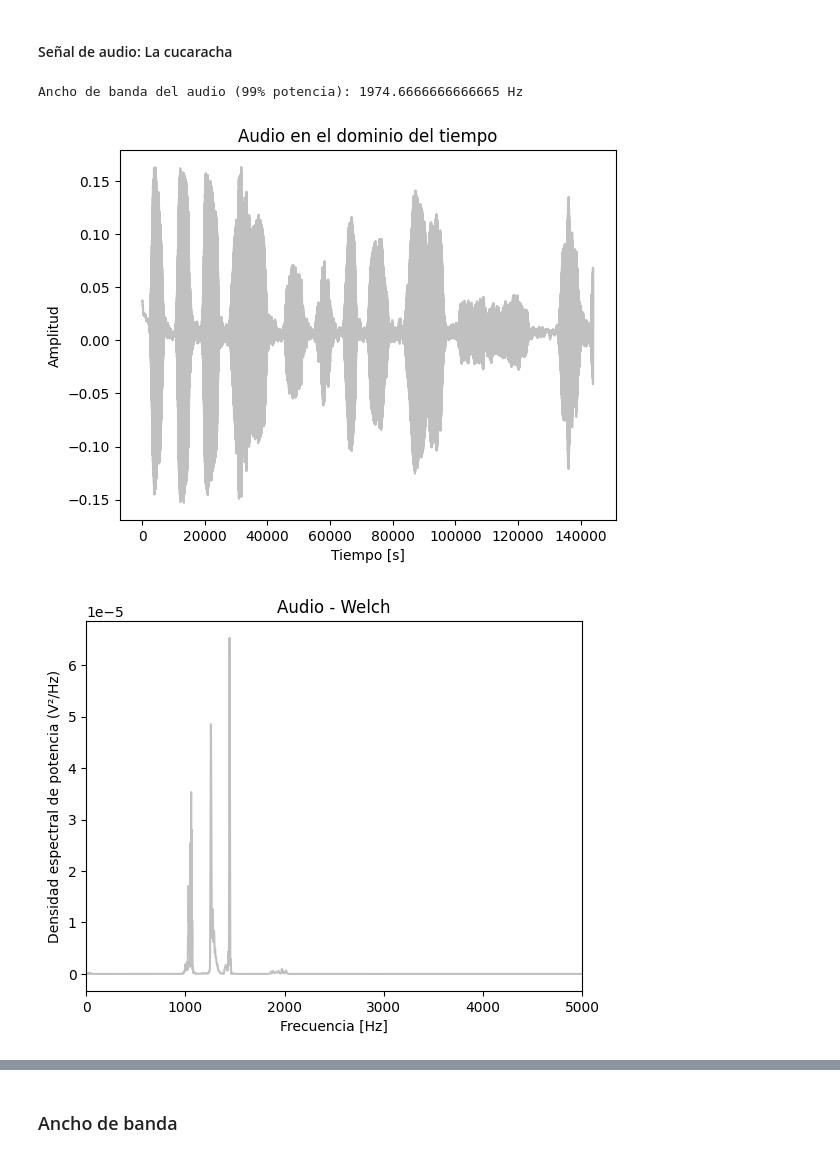
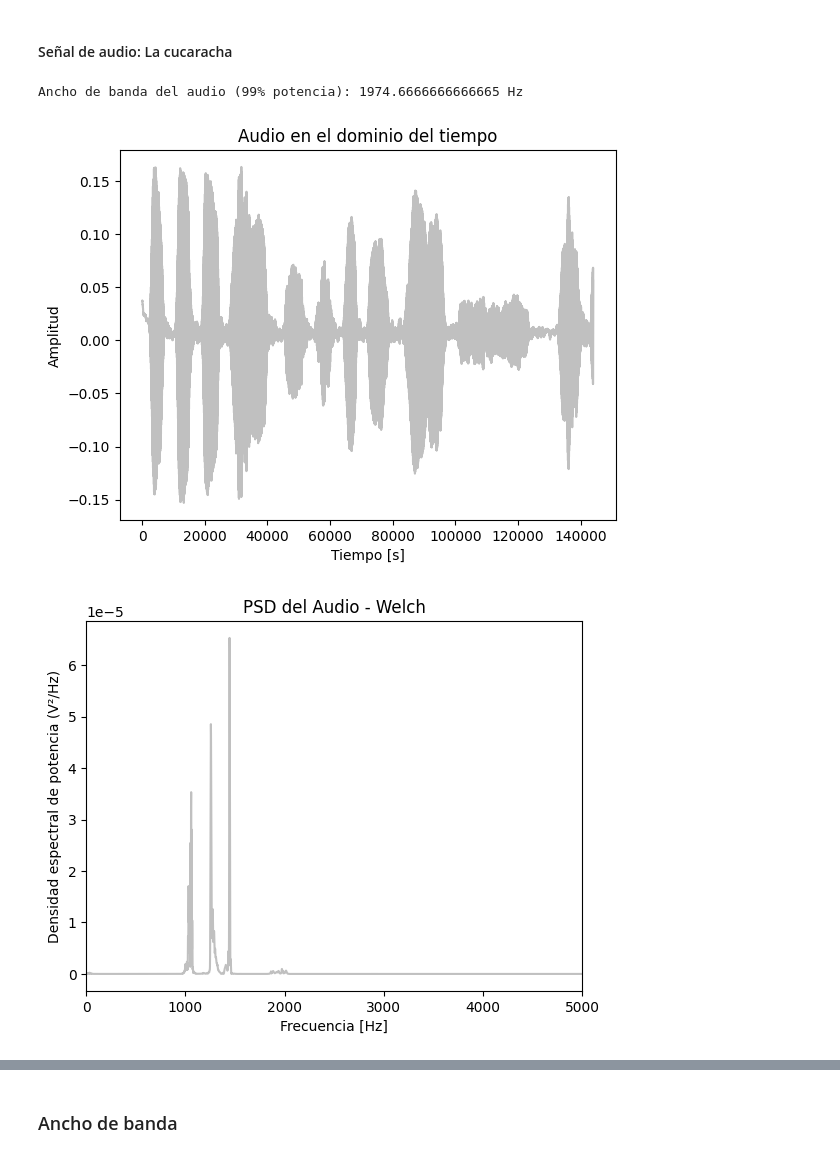
Before and after one commit to flalvarez/PDS, a Jupyter notebook: Cuadernos/TS4_EstimacionEspectral.ipynb, the cells around one changed output, grey strips where cells are left out. Drawn from its saved outputs; the diff is of its cells as text; code cells hidden in the pictures.

```diff
--- a/Cuadernos/TS4_EstimacionEspectral.ipynb
+++ b/Cuadernos/TS4_EstimacionEspectral.ipynb
@@ -176,32 +176,32 @@ Ancho de banda del PPG con ruido (99% potencia): 4.149194438313837 Hz
 # %%
 fs_audio, wav_data = sio.wavfile.read('la cucaracha.wav')
 N = len(wav_data)
 t_audio = np.arange(N) / fs_audio
 
 # Señal de audio
 plt.figure()
 plt.plot(wav_data, color = 'silver')
 plt.title('Audio en el dominio del tiempo')
 plt.xlabel('Tiempo [s]')
 plt.ylabel('Amplitud')
 
 # PSD de la señal de audio
 fw_audio, pw_audio = sig.welch(wav_data, fs=fs_audio, window='flattop', nperseg=N/4)
 
 plt.figure()
 plt.plot(fw_audio,pw_audio, color='silver')
-plt.title('Audio - Welch')
+plt.title('PSD del Audio - Welch')
 plt.xlabel('Frecuencia [Hz]')
 plt.ylabel('Densidad espectral de potencia (V²/Hz)')
 plt.xlim(0, 5000)
 
 pot_acum_audio = np.cumsum(pw_audio) * (fw_audio[1] - fw_audio[0])
 pot_total_audio = pot_acum_audio[-1]
 idx_audio = np.where(pot_acum_audio >= 0.99 * pot_total_audio)[0][0]
 bw_audio = fw_audio[idx_audio]
 
 print("Ancho de banda del audio (99% potencia):", bw_audio, "Hz")
 # %% [output]
 Ancho de banda del audio (99% potencia): 1974.6666666666665 Hz
 [figure]
-[figure, old version]
+[figure, new version]
```
Also changed, not shown: parts of 3 cells of this notebook.
